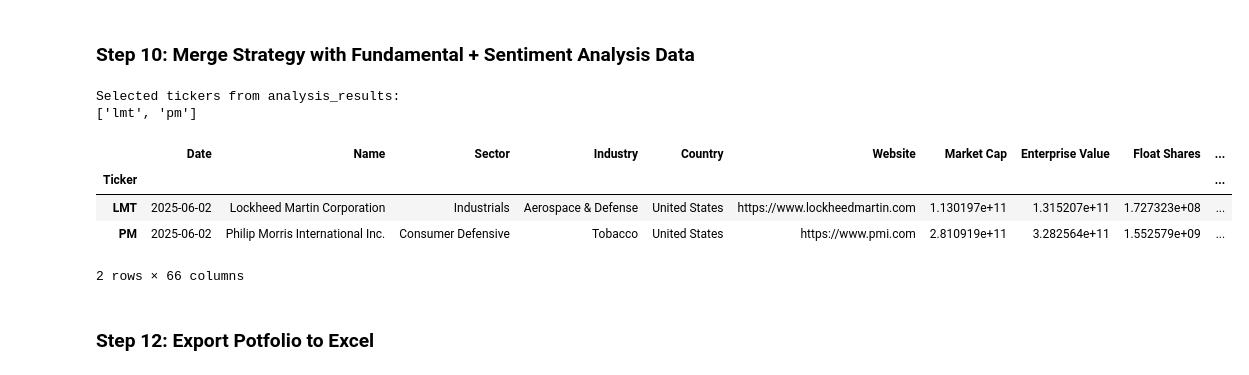
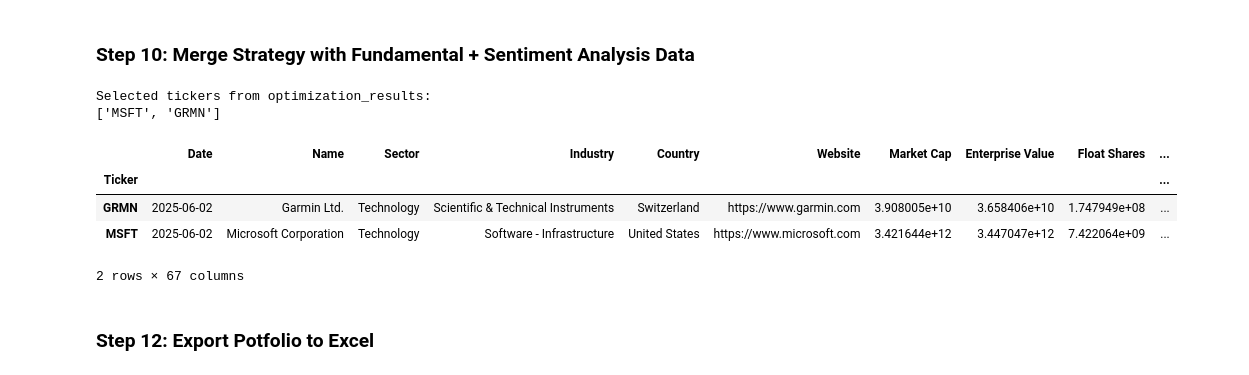
Before and after one commit to renan-peres/mfin-algo-trading-team, a Jupyter notebook: 02_short_term_portfolio.ipynb, the cells around one changed output. Cells and saved outputs as stored; diff of their text form; code cells hidden in the pictures.

```diff
--- a/02_short_term_portfolio.ipynb
+++ b/02_short_term_portfolio.ipynb
@@ -411,0 +347,20 @@ display(optimization_summary)
+# %%
+from py.technical_analysis import find_optimal_portfolio_with_parameter_optimization, plot_optimization_metrics, plot_optimization_heatmaps
+
+# Fast optimization (uses all CPU cores by default)
+optimization_results = find_optimal_portfolio_with_parameter_optimization(
+    quotes=training_set,
+    min_cagr=0.1,
+    max_volatility=0.3,
+    max_stocks=2,
+    n_jobs=4  # Specify number of processes, or None for auto
+)
+
+# Access results
+optimization_summary = optimization_results['optimization_summary']
+portfolio_stats = optimization_results['portfolio_stats']
+selected_tickers = optimization_results['selected_tickers']
+
+display(optimization_summary)
+plot_optimization_heatmaps(optimization_results)
+# plot_optimization_metrics(optimization_summary)
@@ -477,50 +419,50 @@ print("\n✅ Chart generation complete!")
 # %%
 from py.utils import clean_column_names
 
-print("Selected tickers from analysis_results:")
-print(analysis_results['selected_tickers'])
+# Use optimization_results instead of analysis_results
+print("Selected tickers from optimization_results:")
+print(selected_tickers)
 
-# Create a DataFrame with tickers and merge with best_strategies_df
-best_strategies_with_tickers = best_strategies_df.copy()
-best_strategies_with_tickers['Ticker'] = [ticker.upper() for ticker in analysis_results['selected_tickers']] # Convert tickers to uppercase to match fundamentals_df format
+# Create a DataFrame with tickers and merge with optimization_summary
+optimization_summary_with_tickers = optimization_summary.copy()
+optimization_summary_with_tickers['Ticker'] = [ticker.upper() for ticker in selected_tickers]
 
 # Convert to Polars for merging
-best_strategies_pl = pl.DataFrame(best_strategies_with_tickers)
+best_strategies_pl = pl.DataFrame(optimization_summary_with_tickers)
 
 # Prepare comprehensive_screened for merging - select only needed columns
 comprehensive_screened_for_merge = comprehensive_screened.select([
     'symbol',
     'articlesInLastWeek',
     'companyNewsScore',
     'bearishPercent',
     'bullishPercent',
     'averageSentimentScore',
     'sectorAverageBullishPercent',
     'sectorAverageNewsScore'
-    # Add other columns you want to keep, but exclude 'sector' to avoid duplication
 ]).with_columns(
     pl.col("symbol").str.to_uppercase().alias("Ticker")
-).drop('symbol')  # Remove the original lowercase symbol column
+).drop('symbol')
 
 # Chain all merges together
 short_term_portfolio_pl = (fundamentals_df
     .join(best_strategies_pl, on='Ticker', how='inner')
     .join(comprehensive_screened_for_merge, on='Ticker', how='inner')
 )
 
 # Convert back to pandas if needed for further processing
 short_term_portfolio_df = short_term_portfolio_pl.to_pandas()
 short_term_portfolio_df = short_term_portfolio_df.set_index('Ticker').sort_index()
 short_term_portfolio_df = clean_column_names(short_term_portfolio_df)
 display(short_term_portfolio_df)
 # %% [output]
-Selected tickers from analysis_results:
-['lmt', 'pm']
+Selected tickers from optimization_results:
+['MSFT', 'GRMN']
 |  | Date | Name | Sector | Industry | Country | Website | Market Cap | Enterprise Value | Float Shares | ... |
 | Ticker |  |  |  |  |  |  |  |  |  | ... |
-| LMT | 2025-06-02 | Lockheed Martin Corporation | Industrials | Aerospace & Defense | United States | https://www.lockheedmartin.com | 1.130197e+11 | 1.315207e+11 | 1.727323e+08 | ... |
-| PM | 2025-06-02 | Philip Morris International Inc. | Consumer Defensive | Tobacco | United States | https://www.pmi.com | 2.810919e+11 | 3.282564e+11 | 1.552579e+09 | ... |
+| GRMN | 2025-06-02 | Garmin Ltd. | Technology | Scientific & Technical Instruments | Switzerland | https://www.garmin.com | 3.908005e+10 | 3.658406e+10 | 1.747949e+08 | ... |
+| MSFT | 2025-06-02 | Microsoft Corporation | Technology | Software - Infrastructure | United States | https://www.microsoft.com | 3.421644e+12 | 3.447047e+12 | 7.422064e+09 | ... |
-2 rows × 66 columns
+2 rows × 67 columns
 # %% [markdown]
 ### Step 12: Export Potfolio to Excel
 # %% [markdown]
```
Also changed, not shown: parts of 19 cells of this notebook, 5 other files.
